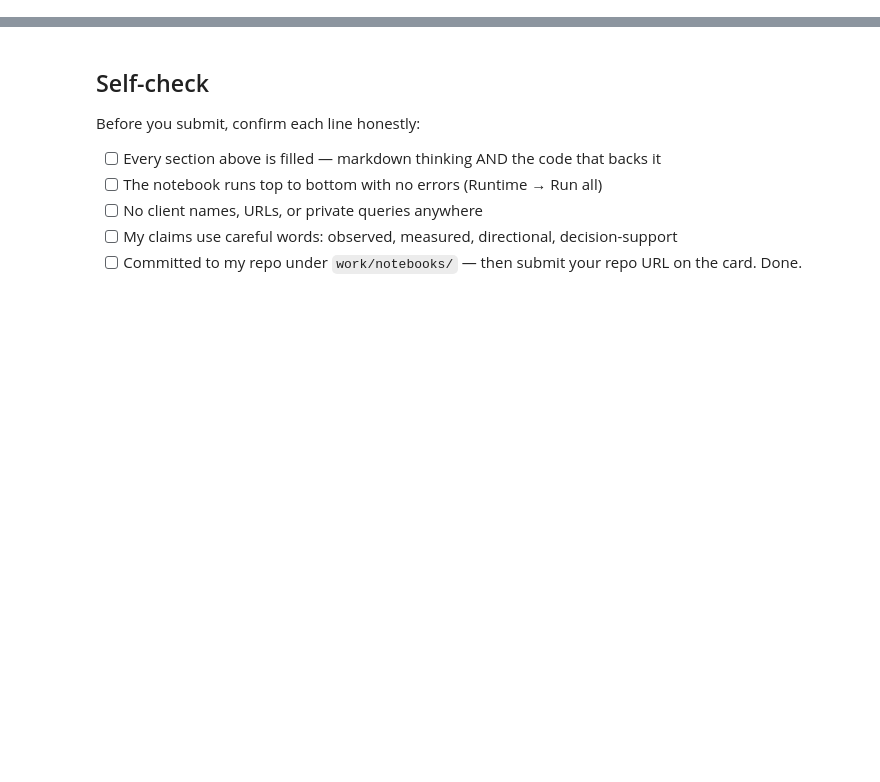
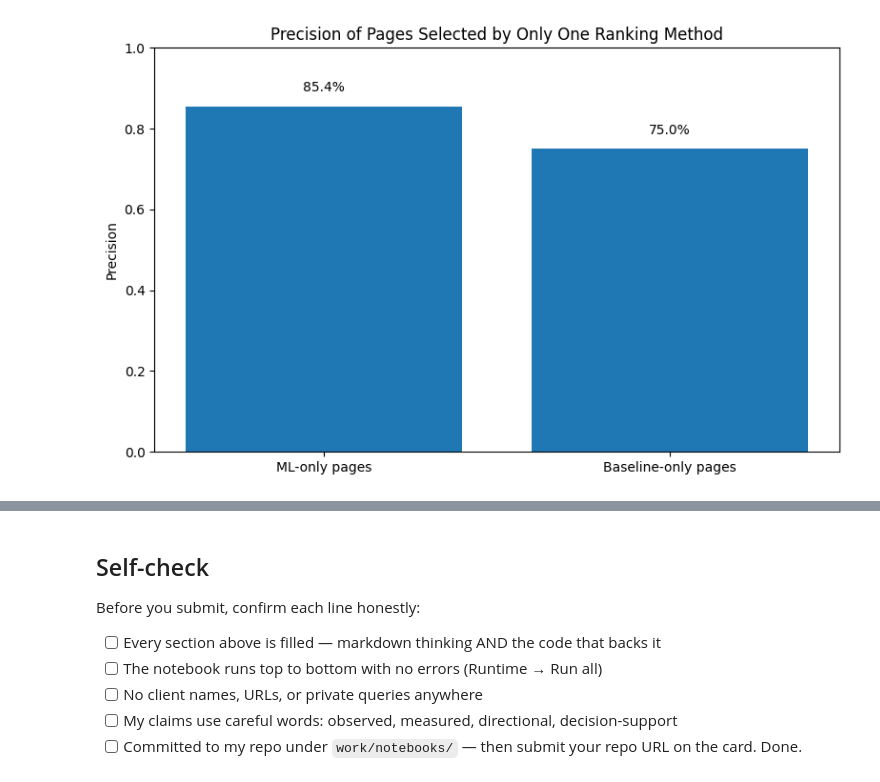
Before and after one commit to Sarahnjunge/starter-notebooks, a Jupyter notebook: work/notebooks/capstone.ipynb, the cells around one changed output, grey strips where cells are left out. Saved outputs shown, nothing was run; the diff lists cells and outputs as text; code cells hidden in the pictures; blank space fills up the shorter version.

```diff
--- a/work/notebooks/capstone.ipynb
+++ b/work/notebooks/capstone.ipynb
@@ -57,0 +1704,40 @@ This skeleton is yours to fill. Work the sections **in order** — each one has
+# %%
+import matplotlib.pyplot as plt
+
+# Compare pages selected only by the ML model
+# versus pages selected only by the baseline.
+
+groups = [
+    "ML-only pages",
+    "Baseline-only pages"
+]
+
+precision_values = [
+    model_only_data["needs_attention"].mean(),
+    baseline_only_data["needs_attention"].mean()
+]
+
+plt.figure(figsize=(8, 5))
+
+bars = plt.bar(
+    groups,
+    precision_values
+)
+
+plt.ylabel("Precision")
+plt.title("Precision of Pages Selected by Only One Ranking Method")
+plt.ylim(0, 1)
+
+for bar, value in zip(bars, precision_values):
+    plt.text(
+        bar.get_x() + bar.get_width() / 2,
+        value + 0.03,
+        f"{value:.1%}",
+        ha="center",
+        va="bottom"
+    )
+
+plt.tight_layout()
+plt.show()
+# %% [output]
+[figure, added]
```
Also changed, not shown: parts of 56 cells of this notebook.
